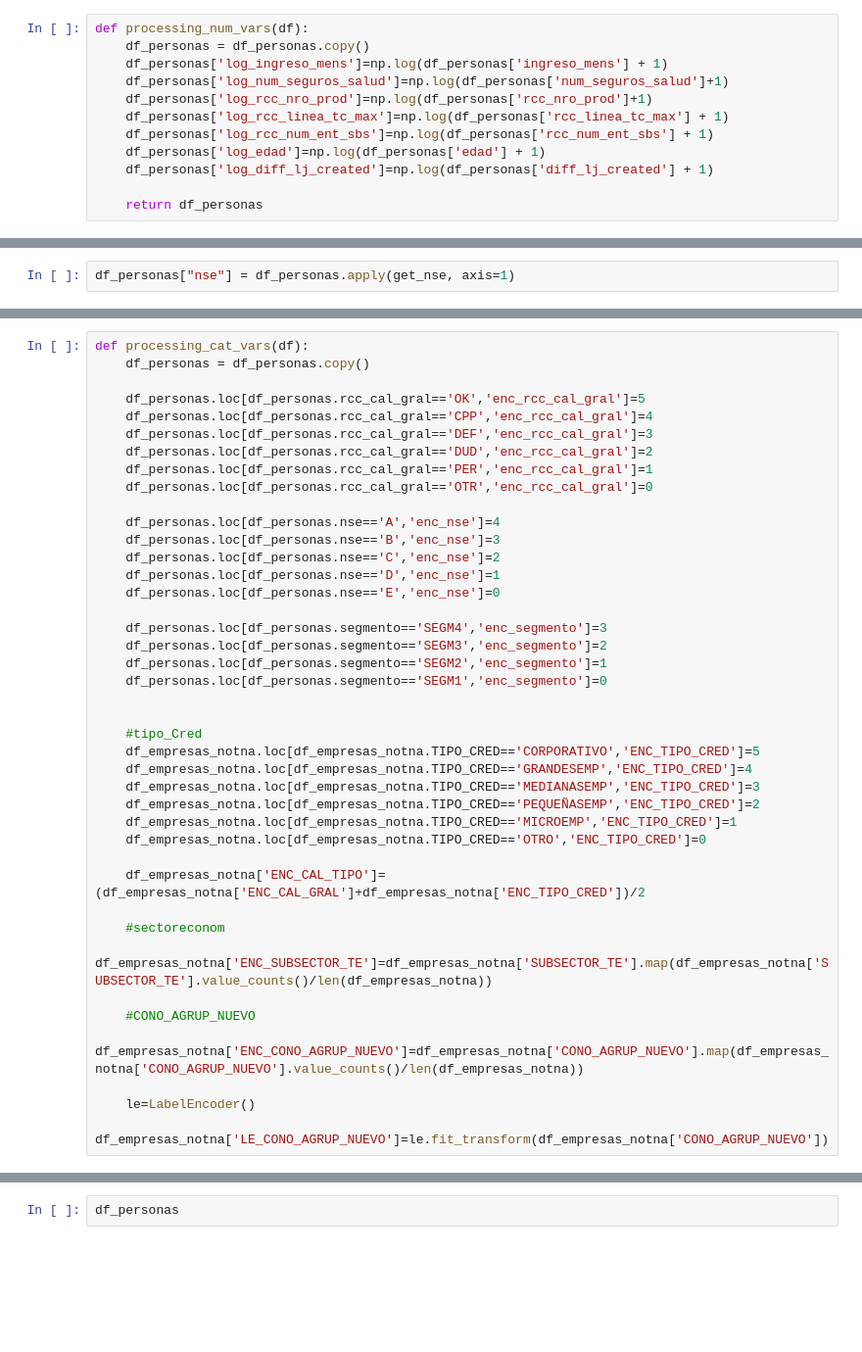
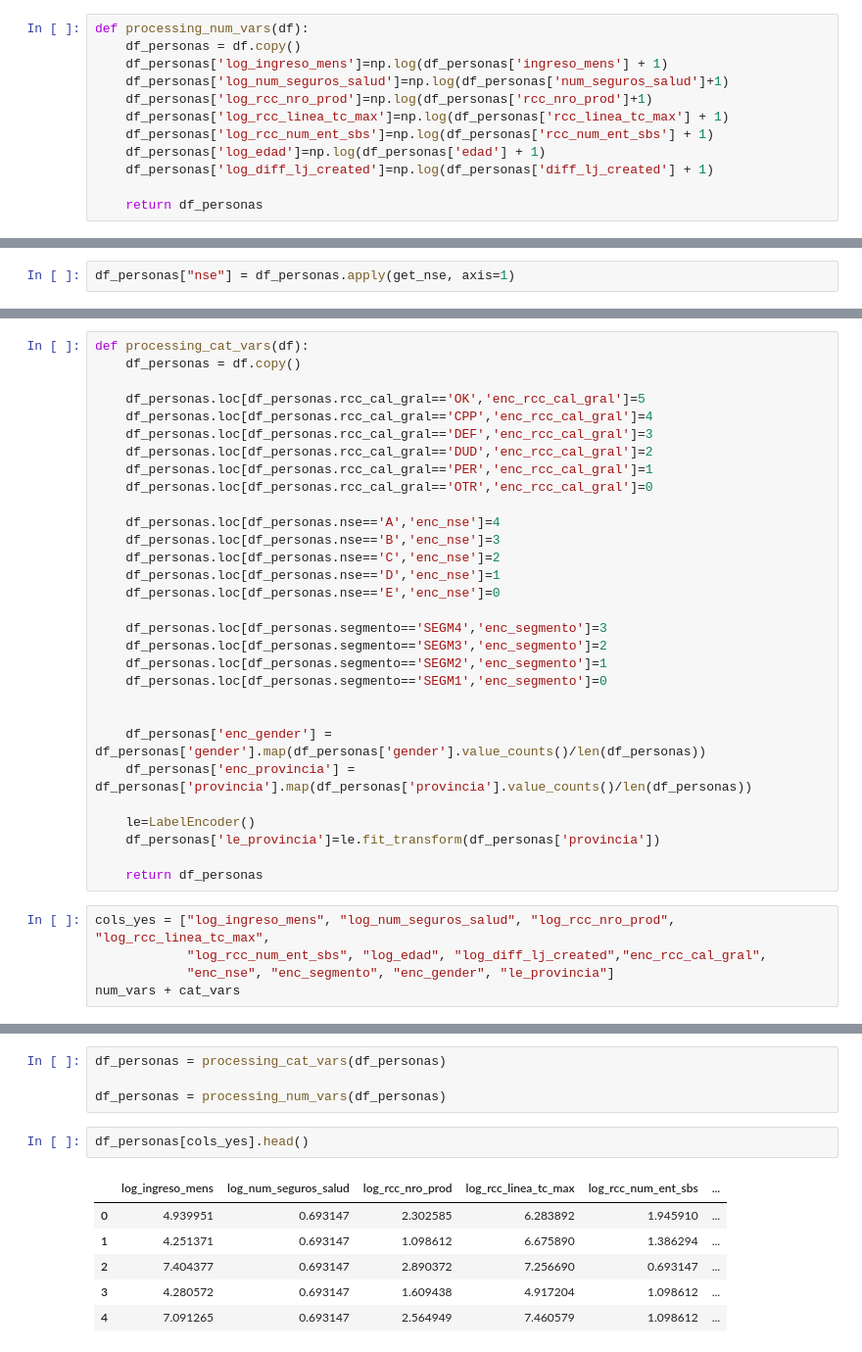
Before and after one commit to maisrahu/data-bbva-reto, a Jupyter notebook: train.ipynb, the cells around one changed output, grey strips where cells are left out. Shown: that part at 98% size. Cells and saved outputs as stored; diff of their text form; blank space fills up the shorter version.

```diff
--- a/train.ipynb
+++ b/train.ipynb
@@ -74,7 +76,7 @@ num_vars = ["flg_viaje_tw", "ingreso_mens", "num_seguros_salud", "rcc_nro_prod",
            "rcc_num_ent_sbs", "edad","diff_lj_created"]
 # %%
 def processing_num_vars(df):
-    df_personas = df_personas.copy()
+    df_personas = df.copy()
     df_personas['log_ingreso_mens']=np.log(df_personas['ingreso_mens'] + 1)
     df_personas['log_num_seguros_salud']=np.log(df_personas['num_seguros_salud']+1)
     df_personas['log_rcc_nro_prod']=np.log(df_personas['rcc_nro_prod']+1)
@@ -132,6 +126,6 @@ Name: gender, dtype: int64
 # %%
 def processing_cat_vars(df):
-    df_personas = df_personas.copy()
+    df_personas = df.copy()
 
     df_personas.loc[df_personas.rcc_cal_gral=='OK','enc_rcc_cal_gral']=5
     df_personas.loc[df_personas.rcc_cal_gral=='CPP','enc_rcc_cal_gral']=4
@@ -152,21 +146,15 @@ def processing_cat_vars(df):
     df_personas.loc[df_personas.segmento=='SEGM1','enc_segmento']=0
 
 
-    #tipo_Cred
-    df_empresas_notna.loc[df_empresas_notna.TIPO_CRED=='CORPORATIVO','ENC_TIPO_CRED']=5
-    df_empresas_notna.loc[df_empresas_notna.TIPO_CRED=='GRANDESEMP','ENC_TIPO_CRED']=4
-    df_empresas_notna.loc[df_empresas_notna.TIPO_CRED=='MEDIANASEMP','ENC_TIPO_CRED']=3
-    df_empresas_notna.loc[df_empresas_notna.TIPO_CRED=='PEQUEÑASEMP','ENC_TIPO_CRED']=2
-    df_empresas_notna.loc[df_empresas_notna.TIPO_CRED=='MICROEMP','ENC_TIPO_CRED']=1
-    df_empresas_notna.loc[df_empresas_notna.TIPO_CRED=='OTRO','ENC_TIPO_CRED']=0
-
-    df_empresas_notna['ENC_CAL_TIPO']=(df_empresas_notna['ENC_CAL_GRAL']+df_empresas_notna['ENC_TIPO_CRED'])/2
-
-    #sectoreconom
-    df_empresas_notna['ENC_SUBSECTOR_TE']=df_empresas_notna['SUBSECTOR_TE'].map(df_empresas_notna['SUBSECTOR_TE'].value_counts()/len(df_empresas_notna))
-
-    #CONO_AGRUP_NUEVO
-    df_empresas_notna['ENC_CONO_AGRUP_NUEVO']=df_empresas_notna['CONO_AGRUP_NUEVO'].map(df_empresas_notna['CONO_AGRUP_NUEVO'].value_counts()/len(df_empresas_notna))
+    df_personas['enc_gender'] = df_personas['gender'].map(df_personas['gender'].value_counts()/len(df_personas))
+    df_personas['enc_provincia'] = df_personas['provincia'].map(df_personas['provincia'].value_counts()/len(df_personas))
 
     le=LabelEncoder()
-    df_empresas_notna['LE_CONO_AGRUP_NUEVO']=le.fit_transform(df_empresas_notna['CONO_AGRUP_NUEVO'])
+    df_personas['le_provincia']=le.fit_transform(df_personas['provincia'])
+
+    return df_personas
+# %%
+cols_yes = ["log_ingreso_mens", "log_num_seguros_salud", "log_rcc_nro_prod", "log_rcc_linea_tc_max",
+            "log_rcc_num_ent_sbs", "log_edad", "log_diff_lj_created","enc_rcc_cal_gral",
+            "enc_nse", "enc_segmento", "enc_gender", "le_provincia"]
+num_vars + cat_vars
@@ -173,2 +175,13 @@ def processing_cat_vars(df):
+# %%
+df_personas = processing_cat_vars(df_personas)
+
+df_personas = processing_num_vars(df_personas)
 # %%
-df_personas
+df_personas[cols_yes].head()
+# %% [output]
+|  | log_ingreso_mens | log_num_seguros_salud | log_rcc_nro_prod | log_rcc_linea_tc_max | log_rcc_num_ent_sbs | ... |
+| 0 | 4.939951 | 0.693147 | 2.302585 | 6.283892 | 1.945910 | ... |
+| 1 | 4.251371 | 0.693147 | 1.098612 | 6.675890 | 1.386294 | ... |
+| 2 | 7.404377 | 0.693147 | 2.890372 | 7.256690 | 0.693147 | ... |
+| 3 | 4.280572 | 0.693147 | 1.609438 | 4.917204 | 1.098612 | ... |
+| 4 | 7.091265 | 0.693147 | 2.564949 | 7.460579 | 1.098612 | ... |
```
Also changed, not shown: parts of 8 cells of this notebook.
